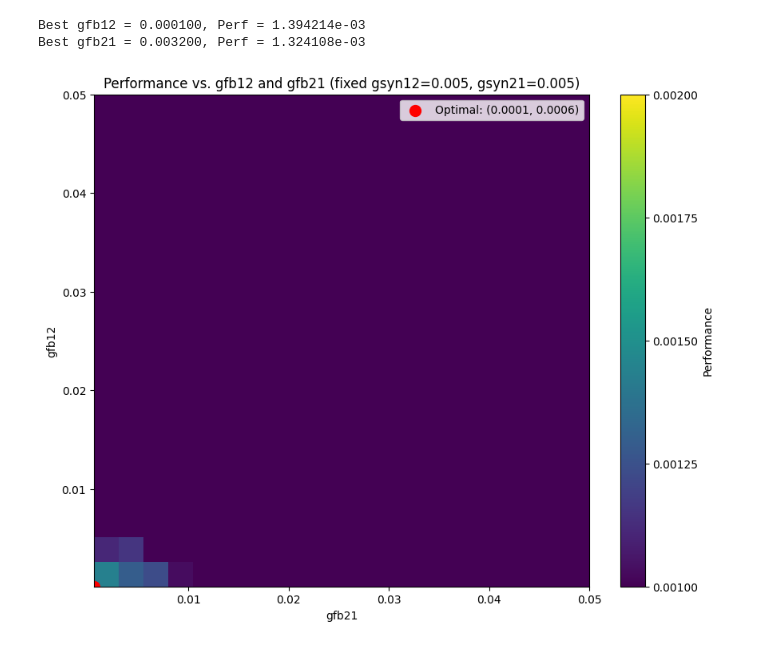
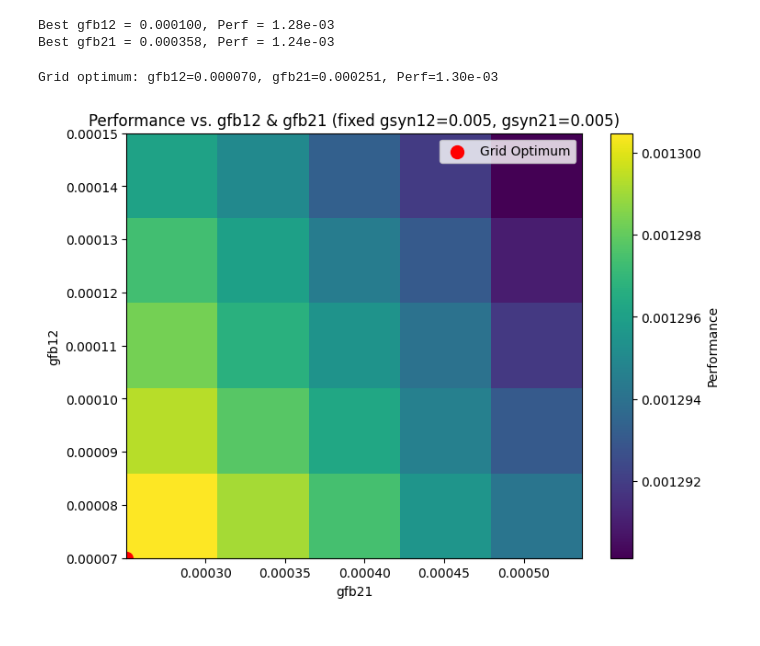
Before and after one commit to shafiulapp/Neuromechanics-with-NEURON, a Jupyter notebook: assymetric.ipynb, the cells around one changed output. Saved outputs shown, nothing was run; the diff lists cells and outputs as text; code cells hidden in the pictures.

```diff
--- a/assymetric.ipynb
+++ b/assymetric.ipynb
@@ -1 +1,9 @@
+# %%
+from neuron import h
+import numpy as np
+import matplotlib.pyplot as plt
+from scipy.signal import find_peaks
+h.load_file('stdrun.hoc')
+T=3055
+simdur =400*T
 # %%
@@ -90,48 +149,55 @@ plt.show()
 # %%
 
-gfb12_vals = np.linspace(0.0001, 0.05, 20)
+gfb12_vals = np.linspace(0.0001, 0.005, 20)
 perf_gfb12 = [performance(original_gsyn12, original_gsyn21, g, original_gfb21) for g in gfb12_vals]
 opt_gfb12 = gfb12_vals[np.argmax(perf_gfb12)]
-print(f"Best gfb12 = {opt_gfb12:.6f}, Perf = {max(perf_gfb12):.6e}")
+print(f"Best gfb12 = {opt_gfb12:.6f}, Perf = {max(perf_gfb12):.2e}")
 
-gfb21_vals = np.linspace(0.0006, 0.05, 20)
+gfb21_vals = np.linspace(0.0001, 0.005, 20)
 perf_gfb21 = [performance(original_gsyn12, original_gsyn21, original_gfb12, g) for g in gfb21_vals]
 opt_gfb21 = gfb21_vals[np.argmax(perf_gfb21)]
-print(f"Best gfb21 = {opt_gfb21:.6f}, Perf = {max(perf_gfb21):.6e}")
+print(f"Best gfb21 = {opt_gfb21:.6f}, Perf = {max(perf_gfb21):.2e}")
 # %% [output]
-Best gfb12 = 0.000100, Perf = 1.394214e-03
-Best gfb21 = 0.003200, Perf = 1.324108e-03
+Best gfb12 = 0.000100, Perf = 1.28e-03
+Best gfb21 = 0.000358, Perf = 1.24e-03
 # %%
+gfb12_range = np.linspace(opt_gfb12 * 0.7, opt_gfb12 * 1.5, 5)
+gfb21_range = np.linspace(opt_gfb21 * 0.7, opt_gfb21 * 1.5, 5)
 
-performance_grid = np.zeros((len(gfb12_vals), len(gfb21_vals)))
+performance_grid = np.zeros((len(gfb12_range), len(gfb21_range)))
+for i, gf12 in enumerate(gfb12_range):
+    for j, gf21 in enumerate(gfb21_range):
+        performance_grid[i, j] = performance(
+            original_gsyn12, original_gsyn21, gf12, gf21
+        )
 
-for i, gf12 in enumerate(gfb12_vals):
-    for j, gf21 in enumerate(gfb21_vals):
-        performance_grid[i, j] = performance(original_gsyn12, original_gsyn21, gf12, gf21)
+# find the grid maximum
+i_opt, j_opt = np.unravel_index(np.argmax(performance_grid), performance_grid.shape)
+opt_g12 = gfb12_range[i_opt]
+opt_g21 = gfb21_range[j_opt]
+opt_perf = performance_grid[i_opt, j_opt]
 
-max_perf = np.max(performance_grid)
-opt_idx = np.unravel_index(np.argmax(performance_grid), performance_grid.shape)
-opt_gfb12 = gfb12_vals[opt_idx[0]]
-opt_gfb21 = gfb21_vals[opt_idx[1]]
+print(f"Grid optimum: gfb12={opt_g12:.6f}, gfb21={opt_g21:.6f}, Perf={opt_perf:.2e}")
 
-plt.figure(figsize=(10, 8))
-im = plt.imshow(performance_grid,
-               extent=[gfb21_vals.min(), gfb21_vals.max(), gfb12_vals.min(), gfb12_vals.max()],
-               origin='lower', cmap='viridis', aspect='auto',
-               vmin=1e-3, vmax=2e-3)
-
-plt.scatter(opt_gfb21, opt_gfb12, color='red', s=100,
-           label=f'Optimal: ({opt_gfb12:.4f}, {opt_gfb21:.4f})')
-
-cbar = plt.colorbar(im, label='Performance')
-cbar.set_ticks(np.linspace(1e-3, 2e-3, 5))
+# plot it
+plt.figure(figsize=(8, 6))
+im = plt.imshow(
+    performance_grid,
+    origin='lower',
+    extent=(gfb21_range[0], gfb21_range[-1], gfb12_range[0], gfb12_range[-1]),
+    aspect='auto',
+    cmap='viridis'
+)
+plt.scatter(opt_g21, opt_g12, color='red', s=100, label='Grid Optimum')
+plt.colorbar(im, label='Performance')
 plt.xlabel('gfb21')
 plt.ylabel('gfb12')
-plt.title('Performance vs. gfb12 and gfb21 (fixed gsyn12=0.005, gsyn21=0.005)')
+plt.title('Performance vs. gfb12 & gfb21 (fixed gsyn12=0.005, gsyn21=0.005)')
 plt.legend()
 plt.show()
 # %% [output]
+Grid optimum: gfb12=0.000070, gfb21=0.000251, Perf=1.30e-03
-[figure, old version]
+[figure, new version]
 # %%
 
 gsyn12_range = np.linspace(opt_gsyn12 * 0.7, opt_gsyn12 * 1.5, 5)
```
Also changed, not shown: parts of 6 cells of this notebook, 1 other file.
